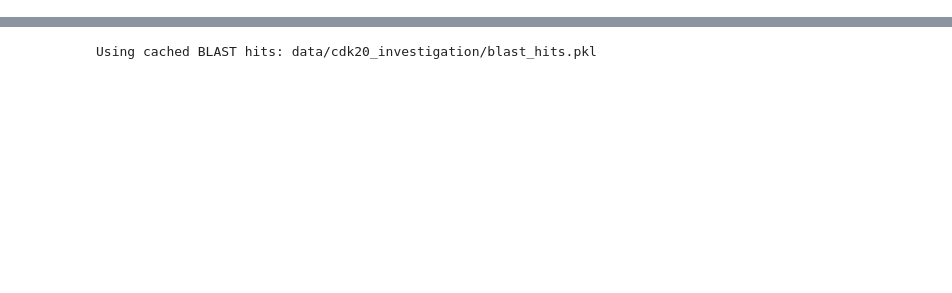
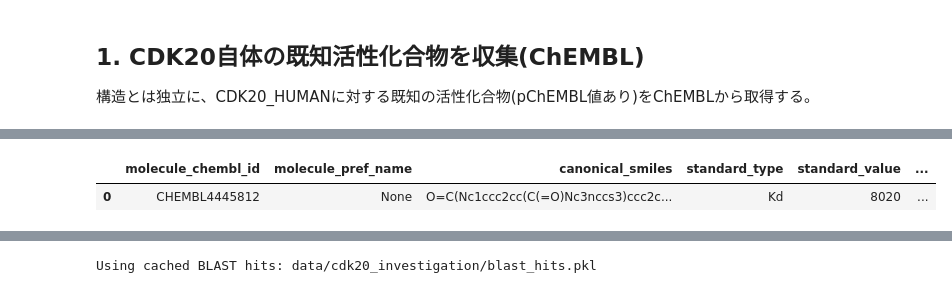
Before and after one commit to rhara/PharmoForge, a Jupyter notebook: notebooks/cdk20_investigation.ipynb, the cells around one changed output, grey strips where cells are left out. Cells and saved outputs as stored; diff of their text form; code cells hidden in the pictures; blank space fills up the shorter version.

```diff
--- a/notebooks/cdk20_investigation.ipynb
+++ b/notebooks/cdk20_investigation.ipynb
@@ -12,6 +12,9 @@ from pathlib import Path
 TARGET = "CDK20_HUMAN"
 OUTDIR = Path("data/cdk20_investigation")
 OUTDIR.mkdir(parents=True, exist_ok=True)
+
+# ChEMBL Web APIが障害等で使えない場合のフォールバック(ChEMBL公式配布のSQLite)
+CHEMBL_DB = Path("data/chembl/chembl_36.db")
 # %%
 from idmap import resolve_uniprot_accession
 
@@ -23 +26,22 @@ print(accession)
 Q8IZL9
+# %% [markdown]
+## 1. CDK20自体の既知活性化合物を収集(ChEMBL)
+
+構造とは独立に、CDK20_HUMANに対する既知の活性化合物(pChEMBL値あり)をChEMBLから取得する。
+# %%
+import pandas as pd
+from chembl import local as chembl_local
+
+chembl_target_id = chembl_local.resolve_target_chembl_id(accession, CHEMBL_DB)
+activities = chembl_local.fetch_activities(chembl_target_id, CHEMBL_DB)
+
+compounds_df = pd.DataFrame(activities)
+if not compounds_df.empty:
+    compounds_df = compounds_df[
+        ["molecule_chembl_id", "molecule_pref_name", "canonical_smiles",
+         "standard_type", "standard_value", "standard_units", "pchembl_value",
+         "assay_chembl_id", "document_chembl_id"]
+    ].sort_values("pchembl_value", ascending=False).reset_index(drop=True)
+compounds_df.to_csv(OUTDIR / "known_compounds.csv", index=False)
+compounds_df
+# %% [output]
@@ -24,3 +52,5 @@ Q8IZL9
+|  | molecule_chembl_id | molecule_pref_name | canonical_smiles | standard_type | standard_value | ... |
+| 0 | CHEMBL4445812 | None | O=C(Nc1ccc2cc(C(=O)Nc3nccs3)ccc2c... | Kd | 8020 | ... |
 # %%
 from uniprot.entry import fetch_fasta
 
```
Also changed, not shown: parts of 21 cells of this notebook, 9 other files.
